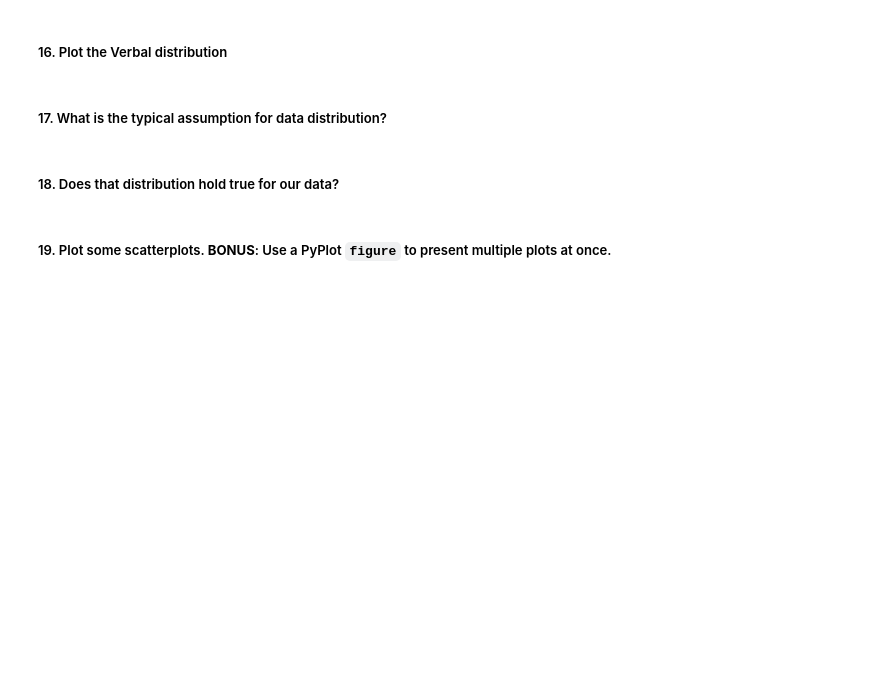
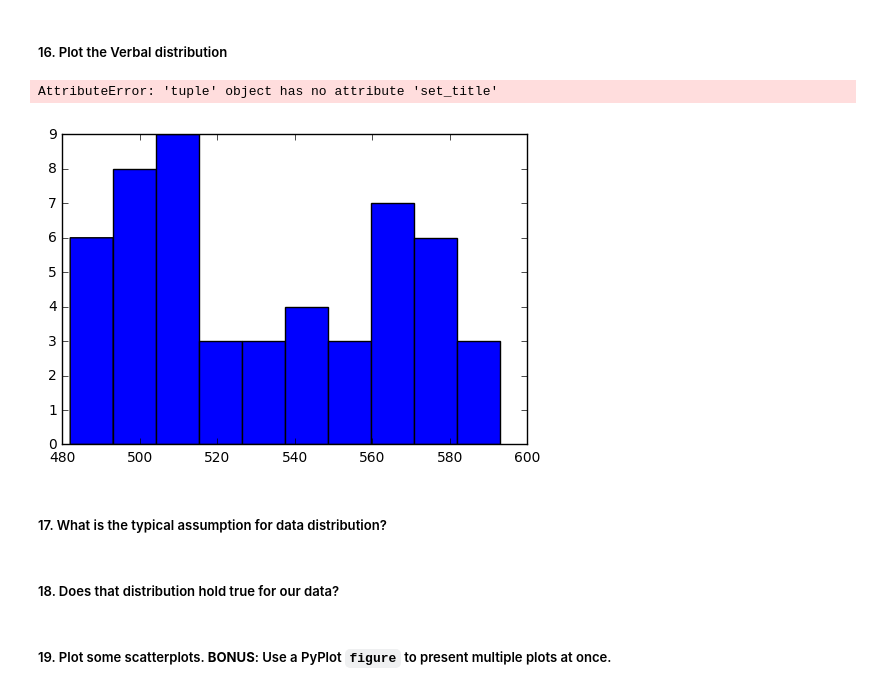
Before and after one commit to SuketuK/project-01, a Jupyter notebook: starter-code/project_1.ipynb, the cells around one changed output. Saved outputs shown, nothing was run; the diff lists cells and outputs as text; code cells hidden in the pictures; blank space fills up the shorter version.

```diff
--- a/starter-code/project_1.ipynb
+++ b/starter-code/project_1.ipynb
@@ -192,5 +210,10 @@ compute_standard_Deviation(sat_ratings)
 # %% [markdown]
 ##### 16. Plot the Verbal distribution
+# %%
+verbal_histogram = plot.hist(sat_ratings['Verbal'],bins=10)
+# %% [output]
+AttributeError: 'tuple' object has no attribute 'set_title'
+[figure, added]
 # %% [markdown]
 ##### 17. What is the typical assumption for data distribution?
 # %% [markdown]
```
Also changed, not shown: parts of 5 cells of this notebook.
